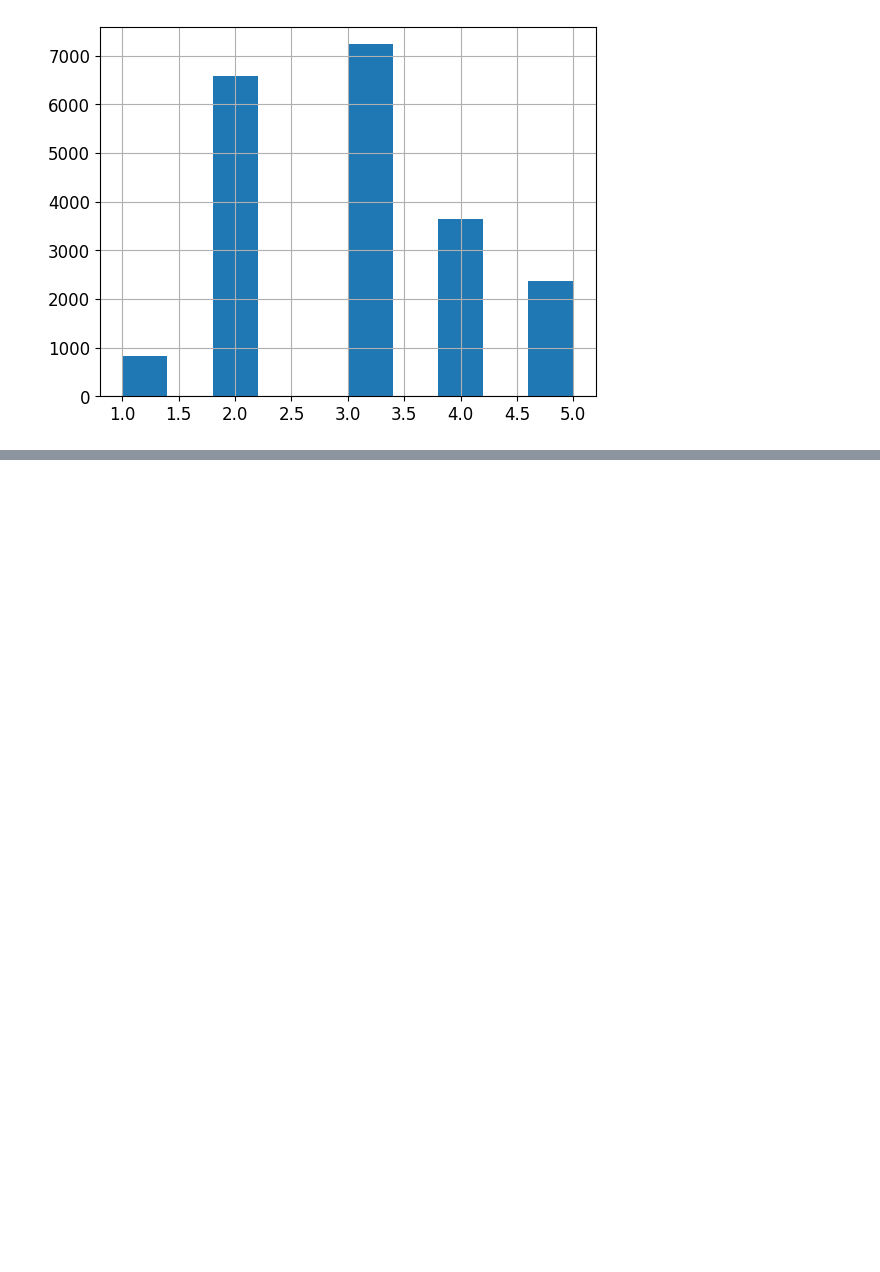
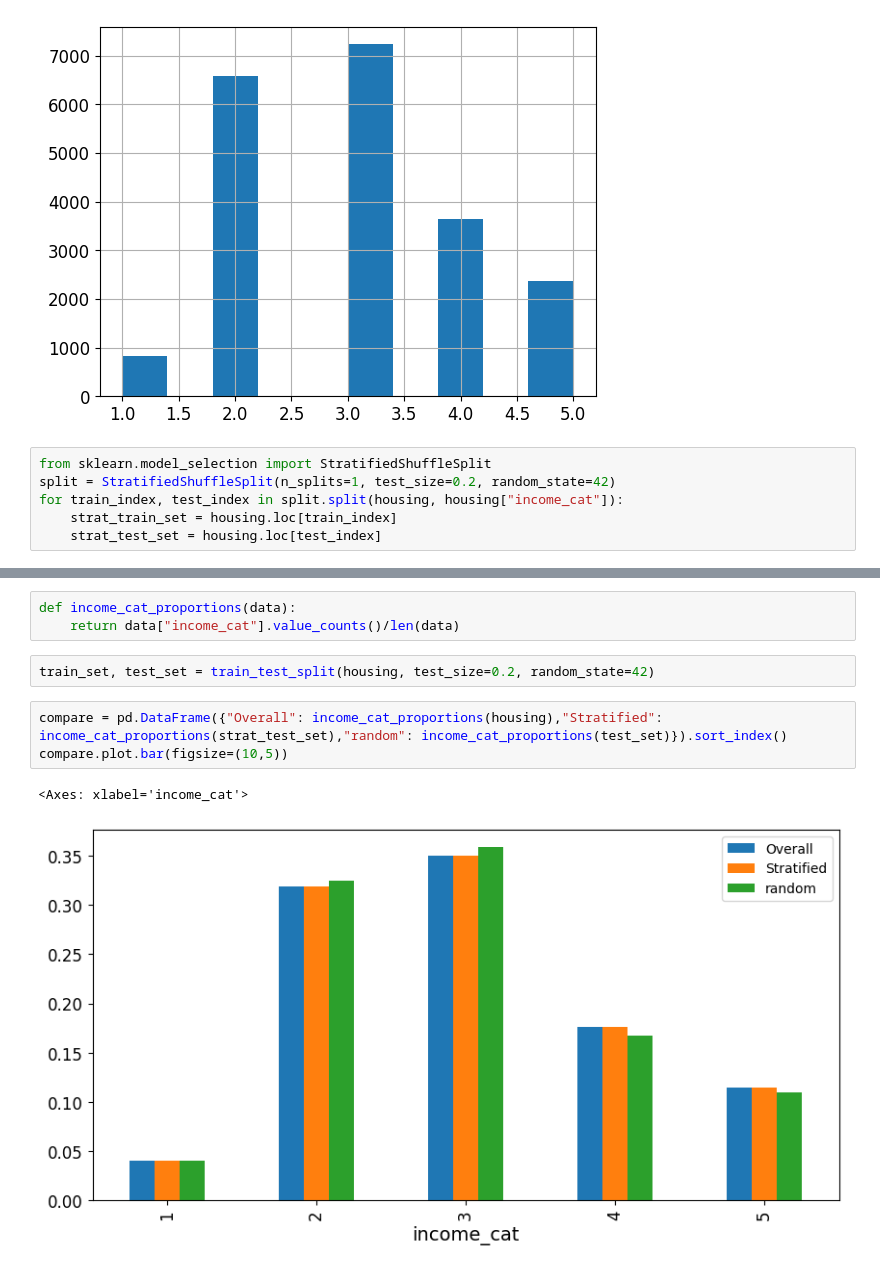
Before and after one commit to aman2909-creator/housing-ml-project, a Jupyter notebook: project1.ipynb, the cells around one changed output, grey strips where cells are left out. Saved outputs shown, nothing was run; the diff lists cells and outputs as text; blank space fills up the shorter version.

Commit message:
new commit: stratification

```diff
--- a/project1.ipynb
+++ b/project1.ipynb
@@ -192,3 +192,9 @@ housing['income_cat'].hist()
 # %% [output]
 <Axes: >
 [figure]
+# %%
+from sklearn.model_selection import StratifiedShuffleSplit
+split = StratifiedShuffleSplit(n_splits=1, test_size=0.2, random_state=42)
+for train_index, test_index in split.split(housing, housing["income_cat"]):
+    strat_train_set = housing.loc[train_index]
+    strat_test_set = housing.loc[test_index]
@@ -194,0 +231,11 @@ housing['income_cat'].hist()
+# %%
+def income_cat_proportions(data):
+    return data["income_cat"].value_counts()/len(data)
+# %%
+train_set, test_set = train_test_split(housing, test_size=0.2, random_state=42)
+# %%
+compare = pd.DataFrame({"Overall": income_cat_proportions(housing),"Stratified": income_cat_proportions(strat_test_set),"random": income_cat_proportions(test_set)}).sort_index()
+compare.plot.bar(figsize=(10,5))
+# %% [output]
+<Axes: xlabel='income_cat'>
+[figure, added]
```
Also changed, not shown: parts of 5 cells of this notebook.
